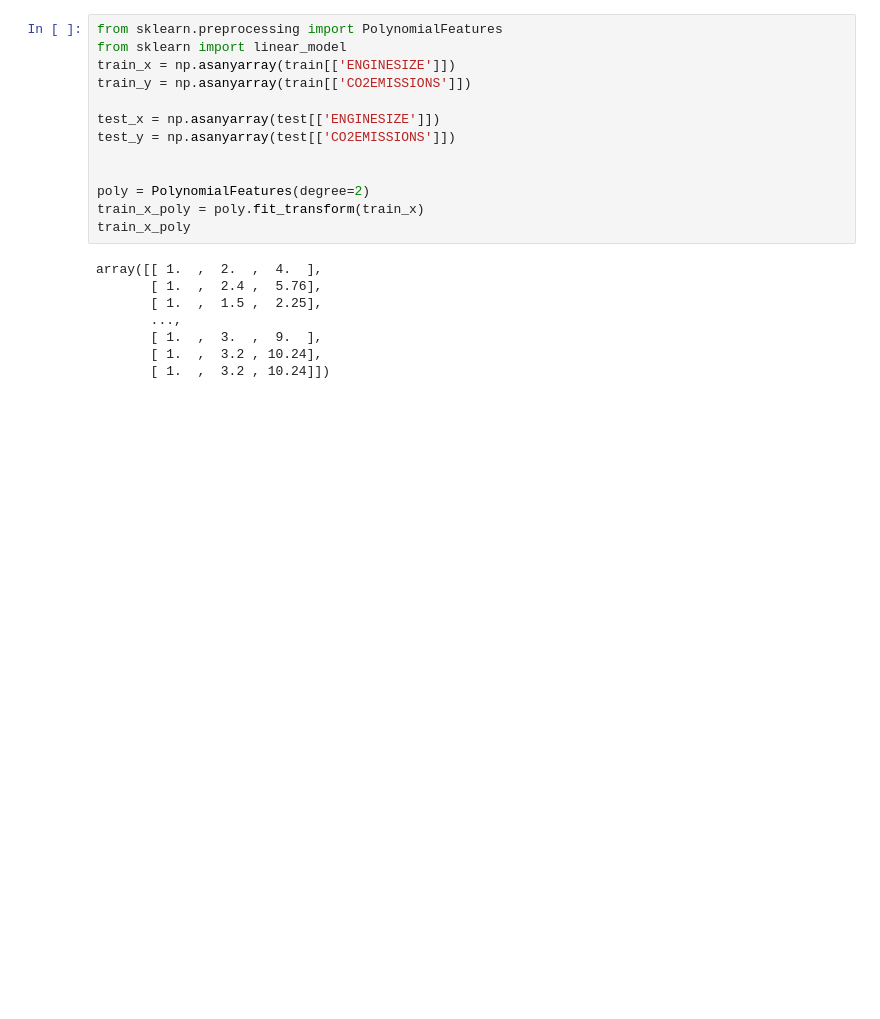
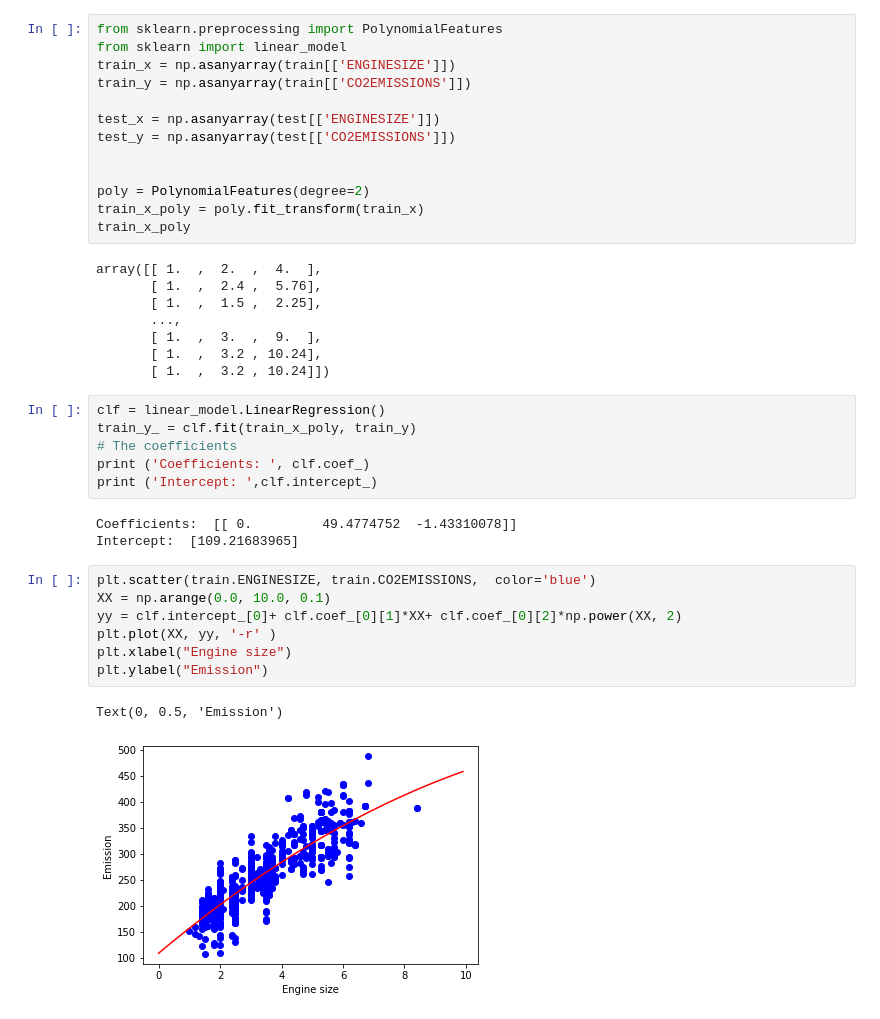
Before and after one commit to kudoabhijeet/FoundationalML, a Jupyter notebook: Supervised Learning/Regression/PolynomialRegression.ipynb, the cells around one changed output. Saved outputs shown, nothing was run; the diff lists cells and outputs as text; blank space fills up the shorter version.

```diff
--- a/Supervised Learning/Regression/PolynomialRegression.ipynb
+++ b/Supervised Learning/Regression/PolynomialRegression.ipynb
@@ -66,3 +66,22 @@ array([[ 1.  ,  2.  ,  4.  ],
        [ 1.  ,  3.  ,  9.  ],
        [ 1.  ,  3.2 , 10.24],
        [ 1.  ,  3.2 , 10.24]])
+# %%
+clf = linear_model.LinearRegression()
+train_y_ = clf.fit(train_x_poly, train_y)
+# The coefficients
+print ('Coefficients: ', clf.coef_)
+print ('Intercept: ',clf.intercept_)
+# %% [output]
+Coefficients:  [[ 0.         49.4774752  -1.43310078]]
+Intercept:  [109.21683965]
+# %%
+plt.scatter(train.ENGINESIZE, train.CO2EMISSIONS,  color='blue')
+XX = np.arange(0.0, 10.0, 0.1)
+yy = clf.intercept_[0]+ clf.coef_[0][1]*XX+ clf.coef_[0][2]*np.power(XX, 2)
+plt.plot(XX, yy, '-r' )
+plt.xlabel("Engine size")
+plt.ylabel("Emission")
+# %% [output]
+Text(0, 0.5, 'Emission')
+[figure, added]
```
Also changed, not shown: parts of 2 cells of this notebook, 2 other files.
